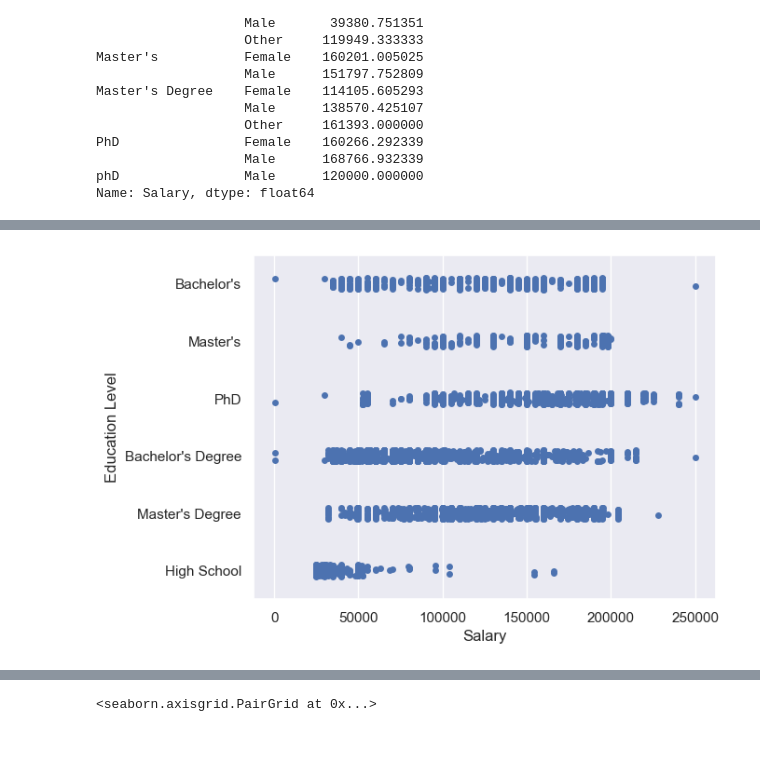
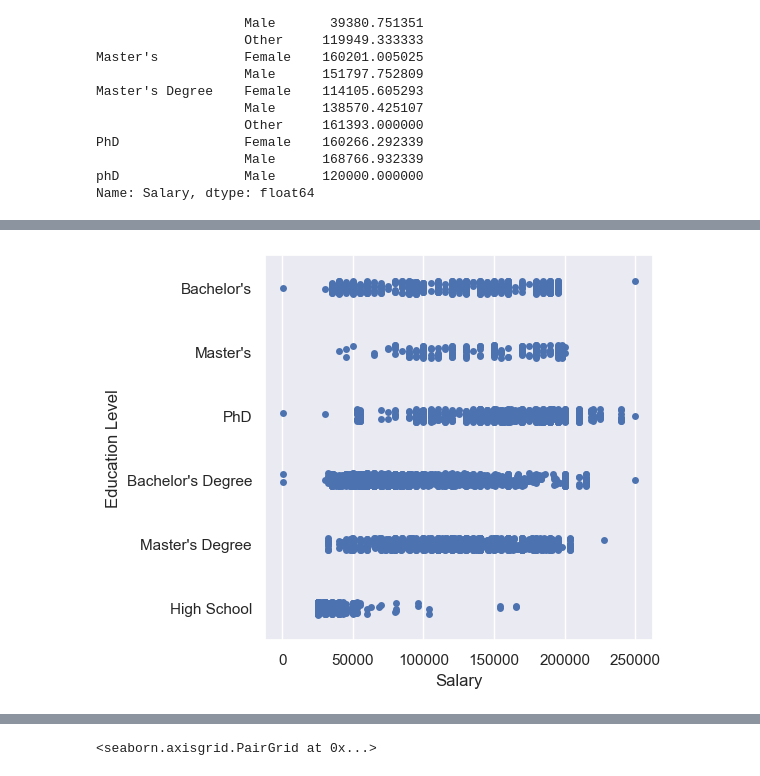
Before and after one commit to Platon19/test2, a Jupyter notebook: data.ipynb, the cells around one changed output, grey strips where cells are left out. Drawn from its saved outputs; the diff is of its cells as text; code cells hidden in the pictures; blank space fills up the shorter version.

```diff
--- a/data.ipynb
+++ b/data.ipynb
@@ -175,5 +176,6 @@ plt.show()
 # %%
+plt.figure(figsize=(5,5))
 sns.stripplot(df,y='Education Level',x='Salary')
 plt.show()
 # %% [output]
-[figure, old version]
+[figure, new version]
```
Also changed, not shown: parts of 10 cells of this notebook, 2 other files.
